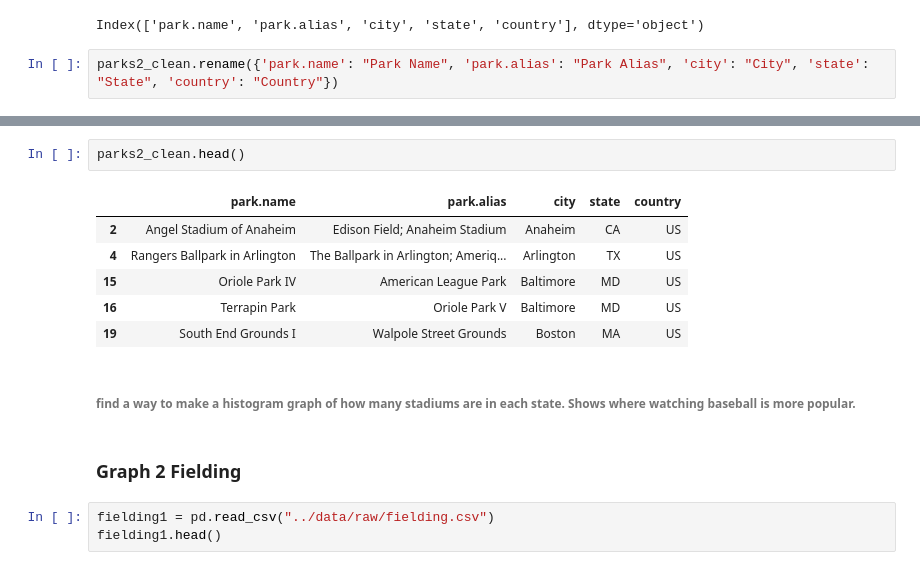
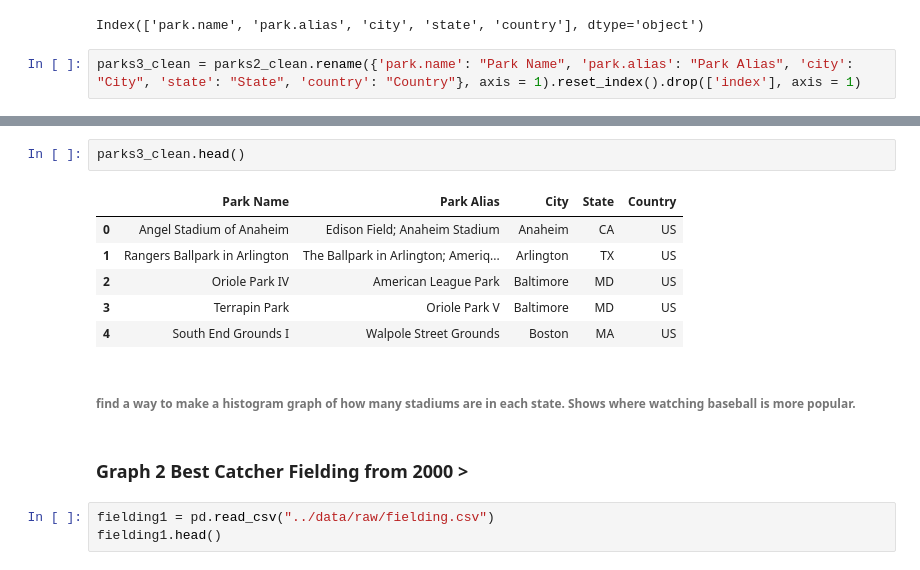
Before and after one commit to data301-2021-winter1/project-group37-project, a Jupyter notebook: notebooks/analysis2.ipynb, the cells around one changed output, grey strips where cells are left out. Saved outputs shown, nothing was run; the diff lists cells and outputs as text.

```diff
--- a/notebooks/analysis2.ipynb
+++ b/notebooks/analysis2.ipynb
@@ -122,4 +122,4 @@ parks2_clean.columns
 # %% [output]
 Index(['park.name', 'park.alias', 'city', 'state', 'country'], dtype='object')
 # %%
-parks2_clean.rename({'park.name': "Park Name", 'park.alias': "Park Alias", 'city': "City", 'state': "State", 'country': "Country"})
+parks3_clean = parks2_clean.rename({'park.name': "Park Name", 'park.alias': "Park Alias", 'city': "City", 'state': "State", 'country': "Country"}, axis = 1).reset_index().drop(['index'], axis = 1)
@@ -144,16 +126,16 @@ parks2_clean.rename({'park.name': "Park Name", 'park.alias': "Park Alias", 'city
 # %%
-parks2_clean.head()
+parks3_clean.head()
 # %% [output]
-|  | park.name | park.alias | city | state | country |
-| 2 | Angel Stadium of Anaheim | Edison Field; Anaheim Stadium | Anaheim | CA | US |
-| 4 | Rangers Ballpark in Arlington | The Ballpark in Arlington; Ameriq... | Arlington | TX | US |
-| 15 | Oriole Park IV | American League Park | Baltimore | MD | US |
-| 16 | Terrapin Park | Oriole Park V | Baltimore | MD | US |
-| 19 | South End Grounds I | Walpole Street Grounds | Boston | MA | US |
+|  | Park Name | Park Alias | City | State | Country |
+| 0 | Angel Stadium of Anaheim | Edison Field; Anaheim Stadium | Anaheim | CA | US |
+| 1 | Rangers Ballpark in Arlington | The Ballpark in Arlington; Ameriq... | Arlington | TX | US |
+| 2 | Oriole Park IV | American League Park | Baltimore | MD | US |
+| 3 | Terrapin Park | Oriole Park V | Baltimore | MD | US |
+| 4 | South End Grounds I | Walpole Street Grounds | Boston | MA | US |
 # %% [markdown]
 ###### find a way to make a histogram graph of how many stadiums are in each state. Shows where watching baseball is more popular.
 # %% [markdown]
-### Graph 2 Fielding
+### Graph 2 Best Catcher Fielding from 2000 >
 # %%
 fielding1 = pd.read_csv("../data/raw/fielding.csv")
 fielding1.head()
```
Also changed, not shown: parts of 13 cells of this notebook.
